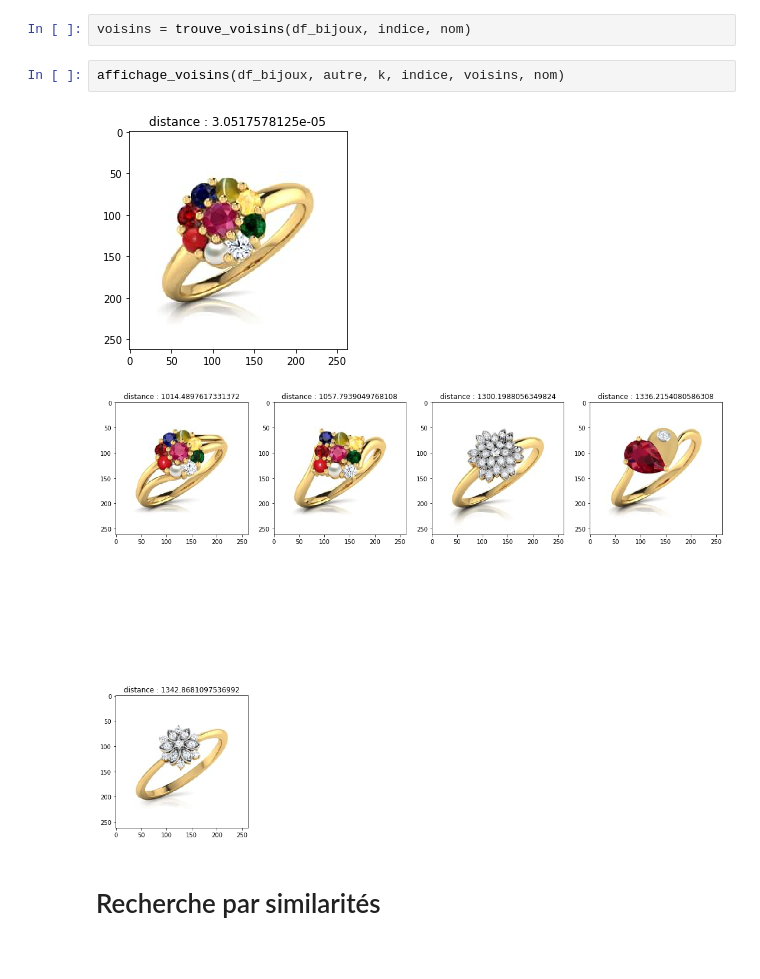
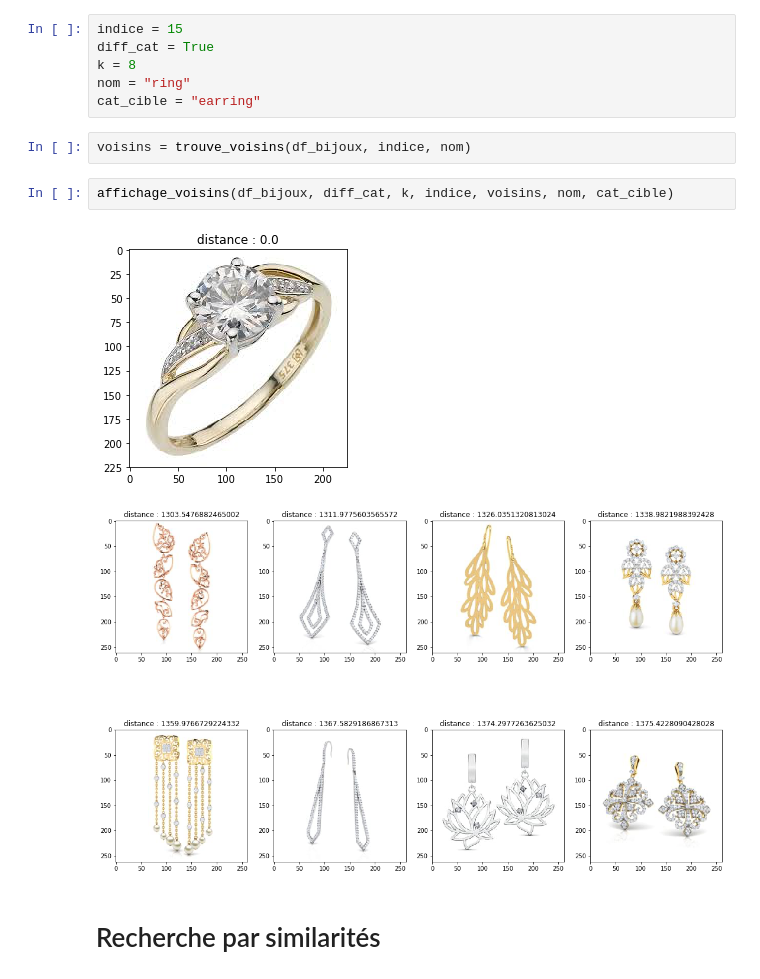
Before and after one commit to m-emmeline/Projet_RecomStyle, a Jupyter notebook: recom_style.ipynb, the cells around one changed output. Saved outputs shown, nothing was run; the diff lists cells and outputs as text.

```diff
--- a/recom_style.ipynb
+++ b/recom_style.ipynb
@@ -182,10 +210,16 @@ nom = ""
+# %%
+indice = 15
+diff_cat = True
+k = 8
+nom = "ring"
+cat_cible = "earring"
 # %%
 voisins = trouve_voisins(df_bijoux, indice, nom)
 # %%
-affichage_voisins(df_bijoux, autre, k, indice, voisins, nom)
+affichage_voisins(df_bijoux, diff_cat, k, indice, voisins, nom, cat_cible)
 # %% [output]
-[figure, old version]
+[figure, new version]
-[figure, old version]
+[figure, new version]
 # %% [markdown]
 # Recherche par similarités
 # %%
```
Also changed, not shown: parts of 6 cells of this notebook.
